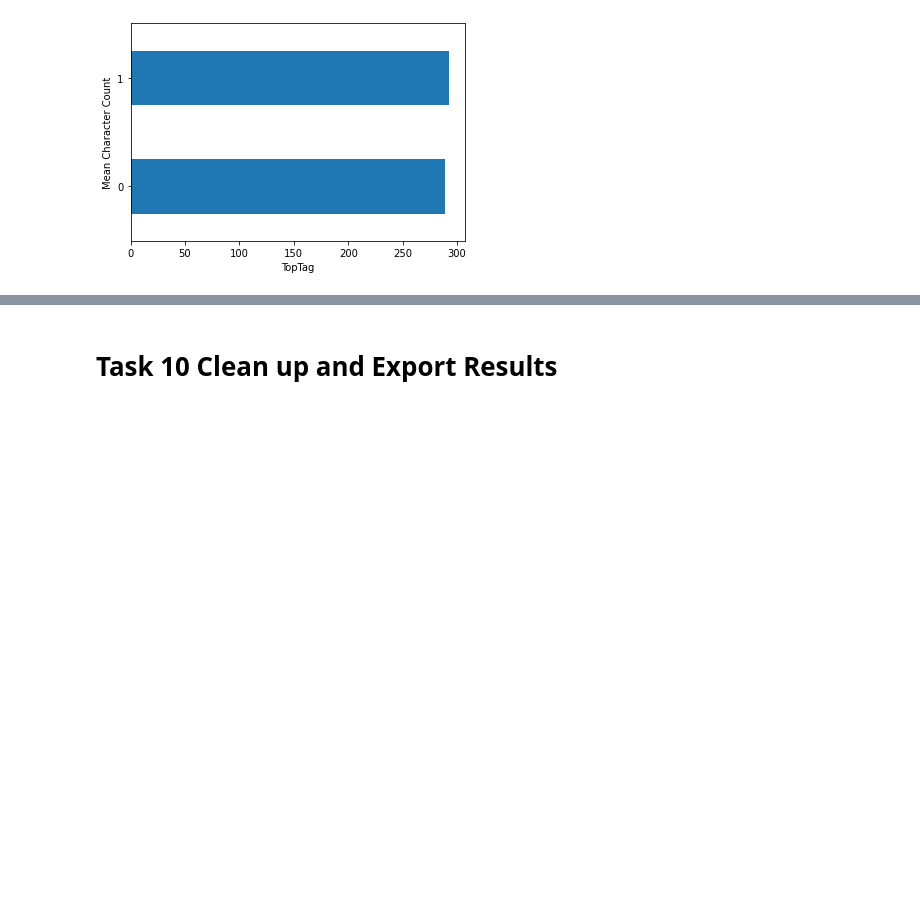
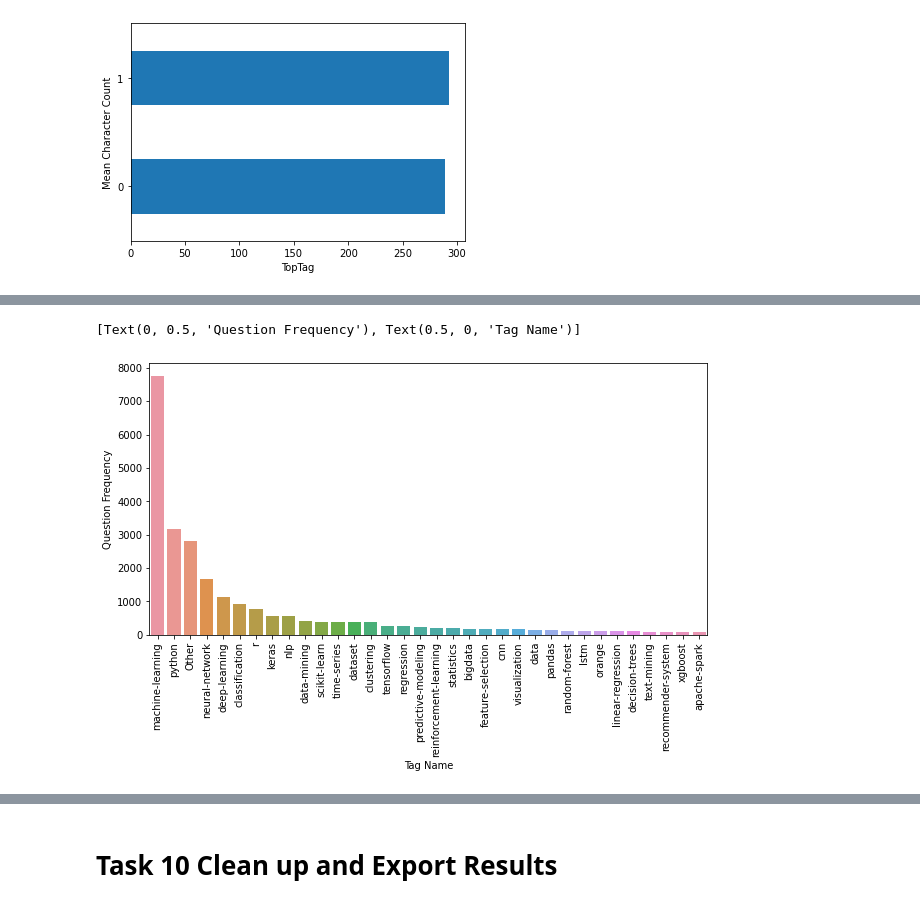
Before and after one commit to lelliott-geo/Springboard_Capstone_Project2, a Jupyter notebook: CP2_04_Analyze_Features.ipynb, the cells around one changed output, grey strips where cells are left out. Drawn from its saved outputs; the diff is of its cells as text; code cells hidden in the pictures; blank space fills up the shorter version.

```diff
--- a/CP2_04_Analyze_Features.ipynb
+++ b/CP2_04_Analyze_Features.ipynb
@@ -334,0 +337,15 @@ Compare tags to NER column for frequency of certain words; 20 words from NER res
+# %%
+'''
+8a getting question frequency by 33 tags; you can see dataset does not have equal counts of each tag - with ML, python, neural-network, deep-learning, classification, and r
+being the top 6 (other category are those not top tags - combined into one grouping)
+'''
+questionsfreq_bytag = questions_df[['Tag1_Renamed2',"BodyText_WordCount"]].groupby(['Tag1_Renamed2'],as_index=False).count().sort_values(["BodyText_WordCount"], ascending=False)
+#questionsfreq_bytag.head()
+# Visualizing question frequency by tag
+fig, ax = plt.subplots(figsize=(10,5))
+plt.xticks(rotation=90)
+ax = sns.barplot(x="Tag1_Renamed2", y="BodyText_WordCount", data=questionsfreq_bytag)
+ax.set(xlabel='Tag Name', ylabel='Question Frequency')
+# %% [output]
+[Text(0, 0.5, 'Question Frequency'), Text(0.5, 0, 'Tag Name')]
+[figure, added]
```
Also changed, not shown: parts of 19 cells of this notebook, 3 other files.
